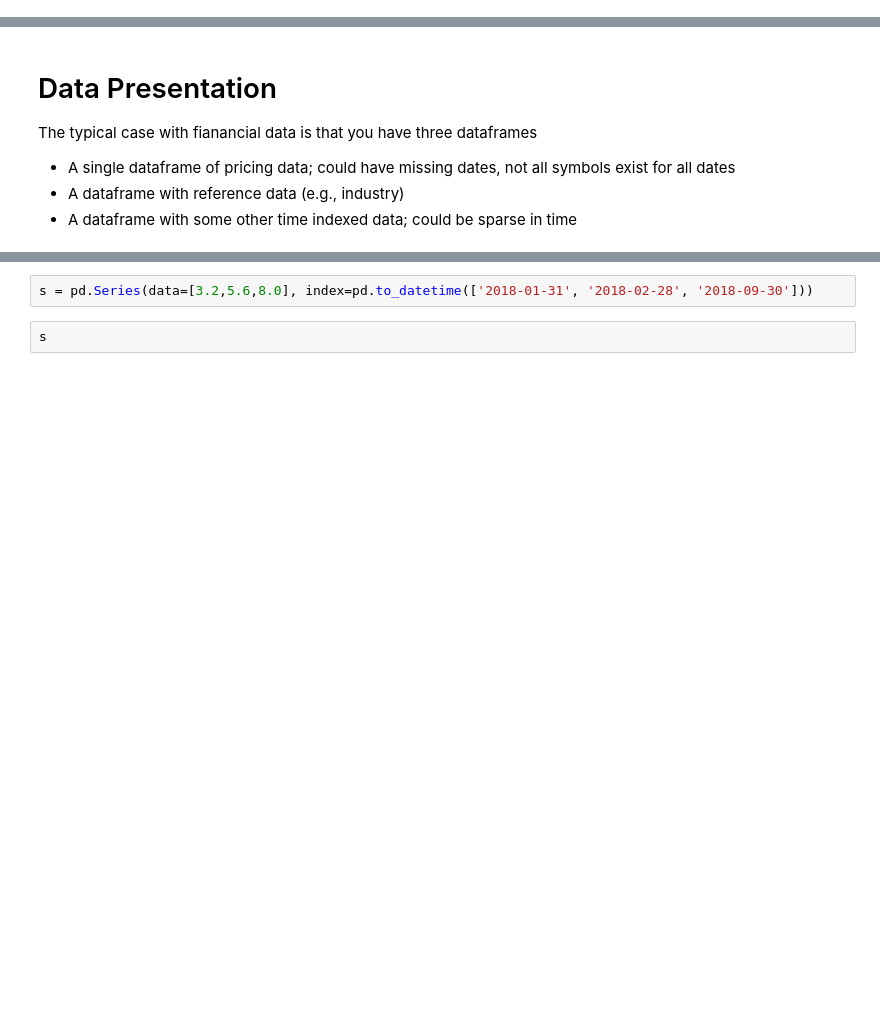
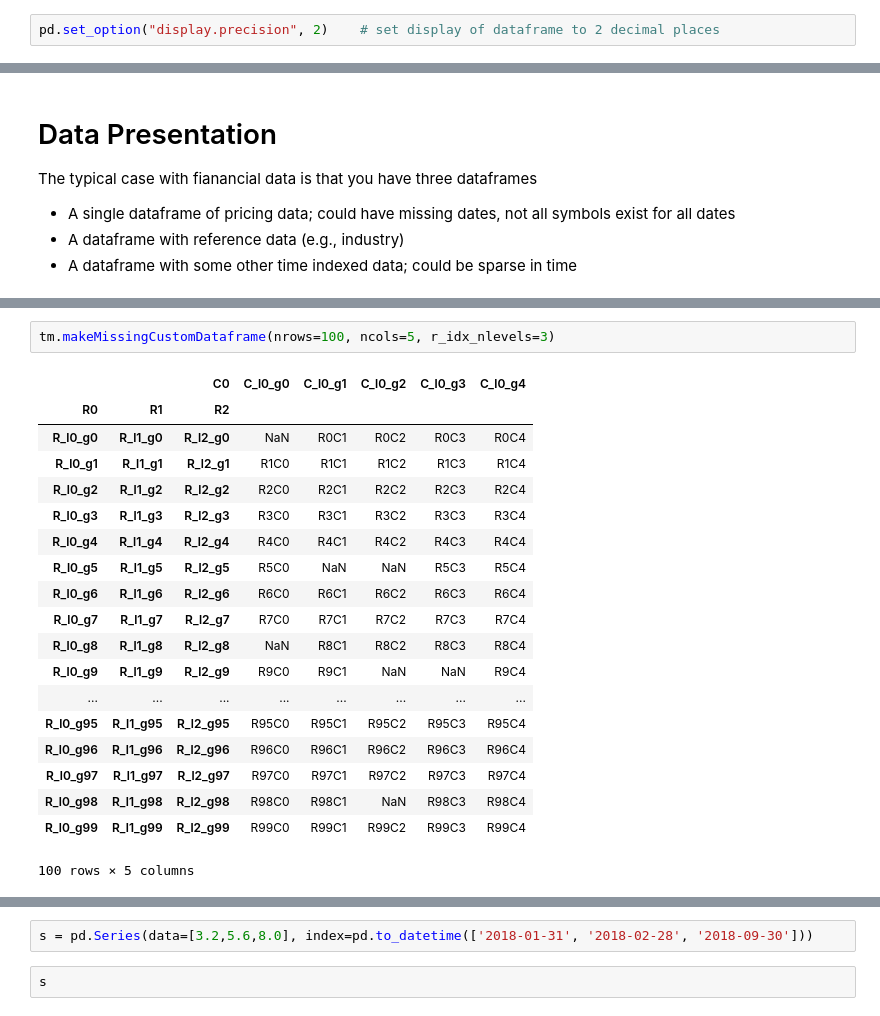
Before and after one commit to marketneutral/misc_research, a Jupyter notebook: pandas-fin-idioms.ipynb, the cells around one changed output, grey strips where cells are left out. Saved outputs shown, nothing was run; the diff lists cells and outputs as text; blank space fills up the shorter version.

```diff
--- a/pandas-fin-idioms.ipynb
+++ b/pandas-fin-idioms.ipynb
@@ -3,0 +6,2 @@ import pandas as pd
+# %%
+pd.set_option("display.precision", 2)    # set display of dataframe to 2 decimal places
@@ -15,0 +32,22 @@ http://jose-coto.com/query-method-pandas
+# %%
+tm.makeMissingCustomDataframe(nrows=100, ncols=5, r_idx_nlevels=3)
+# %% [output]
+|  |  | C0 | C_l0_g0 | C_l0_g1 | C_l0_g2 | C_l0_g3 | C_l0_g4 |
+| R0 | R1 | R2 |  |  |  |  |  |
+| R_l0_g0 | R_l1_g0 | R_l2_g0 | NaN | R0C1 | R0C2 | R0C3 | R0C4 |
+| R_l0_g1 | R_l1_g1 | R_l2_g1 | R1C0 | R1C1 | R1C2 | R1C3 | R1C4 |
+| R_l0_g2 | R_l1_g2 | R_l2_g2 | R2C0 | R2C1 | R2C2 | R2C3 | R2C4 |
+| R_l0_g3 | R_l1_g3 | R_l2_g3 | R3C0 | R3C1 | R3C2 | R3C3 | R3C4 |
+| R_l0_g4 | R_l1_g4 | R_l2_g4 | R4C0 | R4C1 | R4C2 | R4C3 | R4C4 |
+| R_l0_g5 | R_l1_g5 | R_l2_g5 | R5C0 | NaN | NaN | R5C3 | R5C4 |
+| R_l0_g6 | R_l1_g6 | R_l2_g6 | R6C0 | R6C1 | R6C2 | R6C3 | R6C4 |
+| R_l0_g7 | R_l1_g7 | R_l2_g7 | R7C0 | R7C1 | R7C2 | R7C3 | R7C4 |
+| R_l0_g8 | R_l1_g8 | R_l2_g8 | NaN | R8C1 | R8C2 | R8C3 | R8C4 |
+| R_l0_g9 | R_l1_g9 | R_l2_g9 | R9C0 | R9C1 | NaN | NaN | R9C4 |
+| ... | ... | ... | ... | ... | ... | ... | ... |
+| R_l0_g95 | R_l1_g95 | R_l2_g95 | R95C0 | R95C1 | R95C2 | R95C3 | R95C4 |
+| R_l0_g96 | R_l1_g96 | R_l2_g96 | R96C0 | R96C1 | R96C2 | R96C3 | R96C4 |
+| R_l0_g97 | R_l1_g97 | R_l2_g97 | R97C0 | R97C1 | R97C2 | R97C3 | R97C4 |
+| R_l0_g98 | R_l1_g98 | R_l2_g98 | R98C0 | R98C1 | NaN | R98C3 | R98C4 |
+| R_l0_g99 | R_l1_g99 | R_l2_g99 | R99C0 | R99C1 | R99C2 | R99C3 | R99C4 |
+100 rows × 5 columns
```
Also changed, not shown: parts of 7 cells of this notebook, 4 other files.
